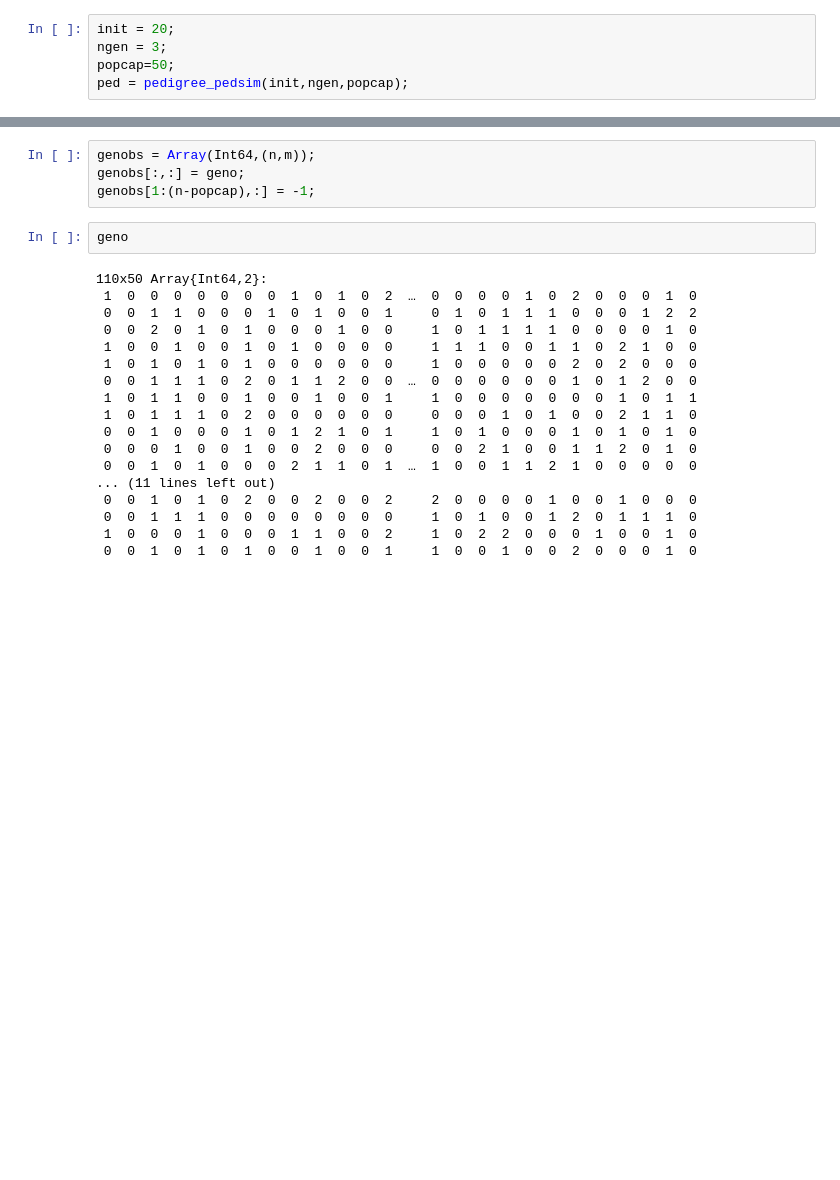
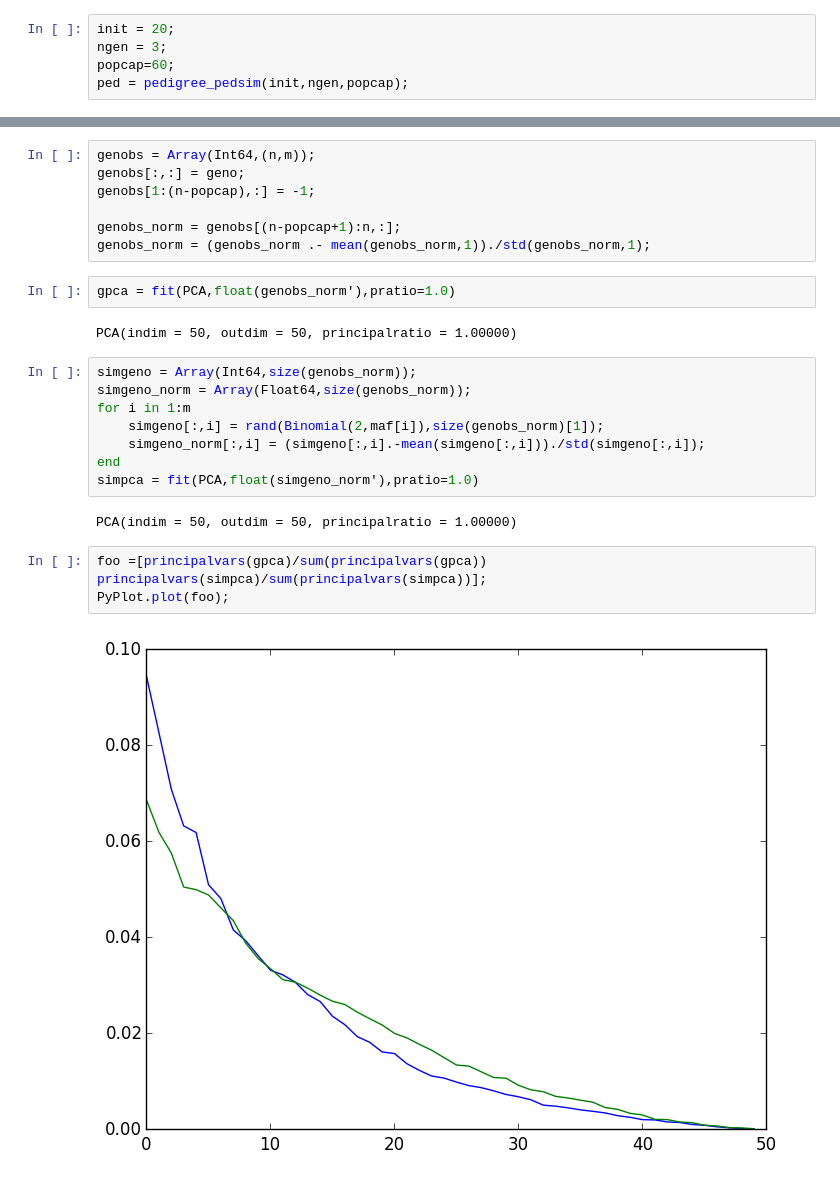
Before and after one commit to thewart/ppc4ped, a Jupyter notebook: notebooks/structuresim.ipynb, the cells around one changed output, grey strips where cells are left out. Drawn from its saved outputs; the diff is of its cells as text; blank space fills up the shorter version.

```diff
--- a/notebooks/structuresim.ipynb
+++ b/notebooks/structuresim.ipynb
@@ -6,7 +9,7 @@ include("../singleallelesampler.jl");
 # %%
 init = 20;
 ngen = 3;
-popcap=50;
+popcap=60;
 ped = pedigree_pedsim(init,ngen,popcap);
 # %%
 n = size(ped)[1];
@@ -20,23 +23,25 @@ end
 genobs = Array(Int64,(n,m));
 genobs[:,:] = geno;
 genobs[1:(n-popcap),:] = -1;
+
+genobs_norm = genobs[(n-popcap+1):n,:];
+genobs_norm = (genobs_norm .- mean(genobs_norm,1))./std(genobs_norm,1);
-# %%
-geno
-# %% [output]
-110x50 Array{Int64,2}:
- 1  0  0  0  0  0  0  0  1  0  1  0  2  …  0  0  0  0  1  0  2  0  0  0  1  0
- 0  0  1  1  0  0  0  1  0  1  0  0  1     0  1  0  1  1  1  0  0  0  1  2  2
- 0  0  2  0  1  0  1  0  0  0  1  0  0     1  0  1  1  1  1  0  0  0  0  1  0
- 1  0  0  1  0  0  1  0  1  0  0  0  0     1  1  1  0  0  1  1  0  2  1  0  0
- 1  0  1  0  1  0  1  0  0  0  0  0  0     1  0  0  0  0  0  2  0  2  0  0  0
- 0  0  1  1  1  0  2  0  1  1  2  0  0  …  0  0  0  0  0  0  1  0  1  2  0  0
- 1  0  1  1  0  0  1  0  0  1  0  0  1     1  0  0  0  0  0  0  0  1  0  1  1
- 1  0  1  1  1  0  2  0  0  0  0  0  0     0  0  0  1  0  1  0  0  2  1  1  0
- 0  0  1  0  0  0  1  0  1  2  1  0  1     1  0  1  0  0  0  1  0  1  0  1  0
- 0  0  0  1  0  0  1  0  0  2  0  0  0     0  0  2  1  0  0  1  1  2  0  1  0
- 0  0  1  0  1  0  0  0  2  1  1  0  1  …  1  0  0  1  1  2  1  0  0  0  0  0
-... (11 lines left out)
- 0  0  1  0  1  0  2  0  0  2  0  0  2     2  0  0  0  0  1  0  0  1  0  0  0
- 0  0  1  1  1  0  0  0  0  0  0  0  0     1  0  1  0  0  1  2  0  1  1  1  0
- 1  0  0  0  1  0  0  0  1  1  0  0  2     1  0  2  2  0  0  0  1  0  0  1  0
- 0  0  1  0  1  0  1  0  0  1  0  0  1     1  0  0  1  0  0  2  0  0  0  1  0
+# %%
+gpca = fit(PCA,float(genobs_norm'),pratio=1.0)
+# %% [output]
+PCA(indim = 50, outdim = 50, principalratio = 1.00000)
+# %%
+simgeno = Array(Int64,size(genobs_norm));
+simgeno_norm = Array(Float64,size(genobs_norm));
+for i in 1:m
+    simgeno[:,i] = rand(Binomial(2,maf[i]),size(genobs_norm)[1]);
+    simgeno_norm[:,i] = (simgeno[:,i].-mean(simgeno[:,i]))./std(simgeno[:,i]);
+end
+simpca = fit(PCA,float(simgeno_norm'),pratio=1.0)
+# %% [output]
+PCA(indim = 50, outdim = 50, principalratio = 1.00000)
+# %%
+foo =[principalvars(gpca)/sum(principalvars(gpca)) principalvars(simpca)/sum(principalvars(simpca))];
+PyPlot.plot(foo);
+# %% [output]
+[figure, added]
```
Also changed, not shown: parts of 2 cells of this notebook.
